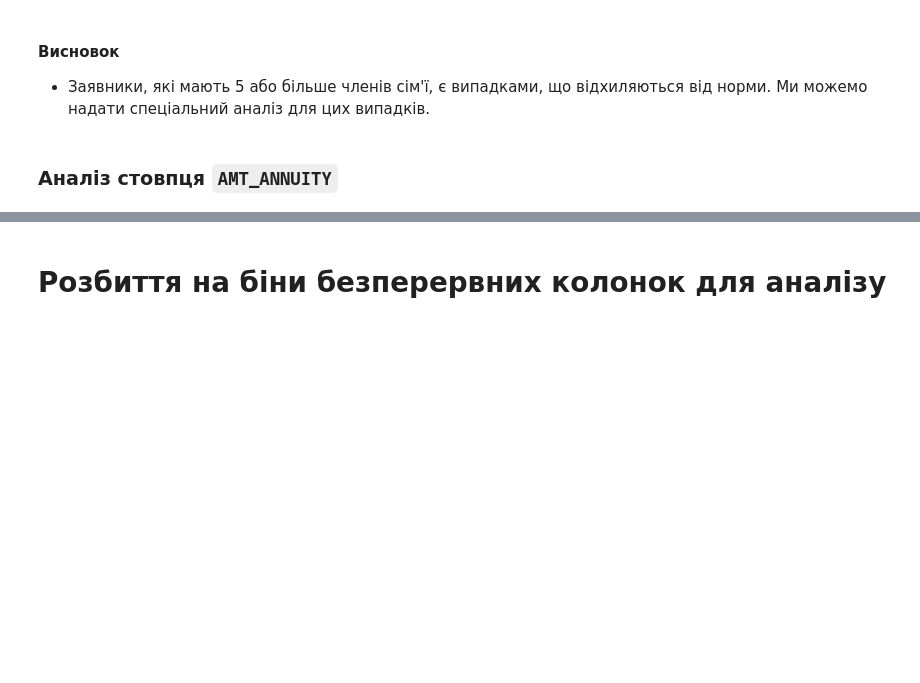
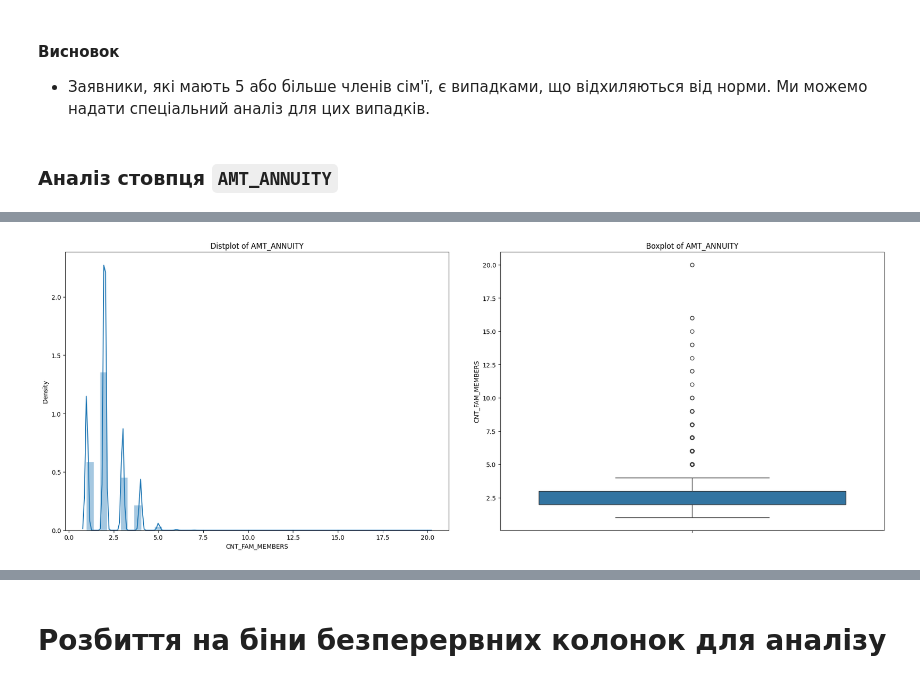
Before and after one commit to Johnny-Jackpot/python_for_ml_tasks, a Jupyter notebook: 1.2 Дослідницький аналіз даних/1_Credit_EDA.ipynb, the cells around one changed output, grey strips where cells are left out. Drawn from its saved outputs; the diff is of its cells as text; code cells hidden in the pictures; blank space fills up the shorter version.

```diff
--- a/1.2 Дослідницький аналіз даних/1_Credit_EDA.ipynb
+++ b/1.2 Дослідницький аналіз даних/1_Credit_EDA.ipynb
@@ -1798,0 +1830,19 @@ Name: AMT_ANNUITY, dtype: float64
+# %%
+with warnings.catch_warnings():
+    warnings.simplefilter("ignore")
+    plt.subplots(1,2 ,figsize = (20,8))
+
+    plt.subplot(121)
+    sns.distplot(df[df['AMT_ANNUITY'] < 61704.0].CNT_FAM_MEMBERS)
+    pltname = 'Distplot of AMT_ANNUITY'
+    plt.title(pltname)
+
+    plt.subplot(122)
+    sns.boxplot(df[df['AMT_ANNUITY'] < 61704.0].CNT_FAM_MEMBERS)
+    pltname = 'Boxplot of AMT_ANNUITY'
+    plt.title(pltname)
+
+    plt.tight_layout(pad = 4)
+    plt.show()
+# %% [output]
+[figure, added]
```
Also changed, not shown: parts of 8 cells of this notebook.
